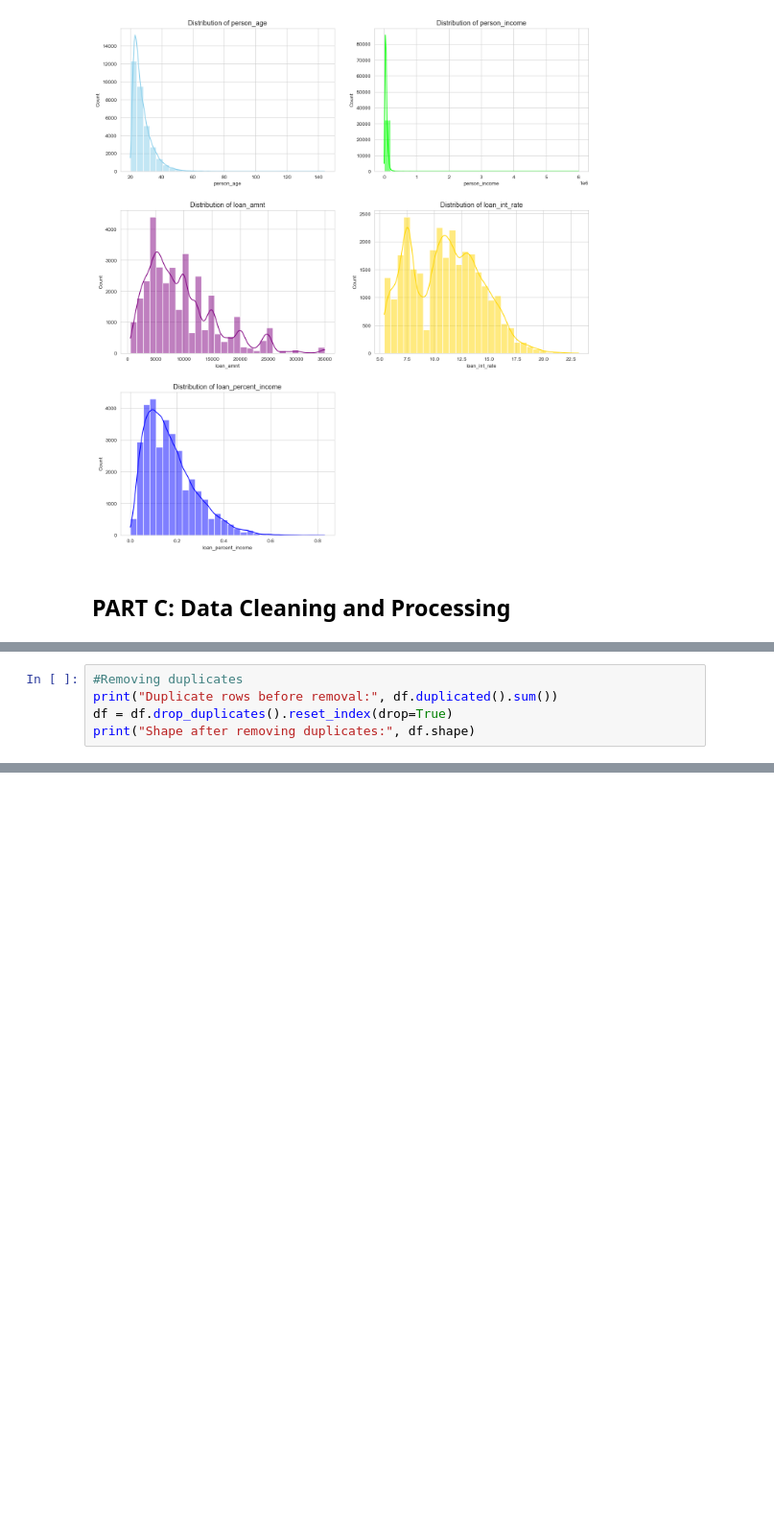
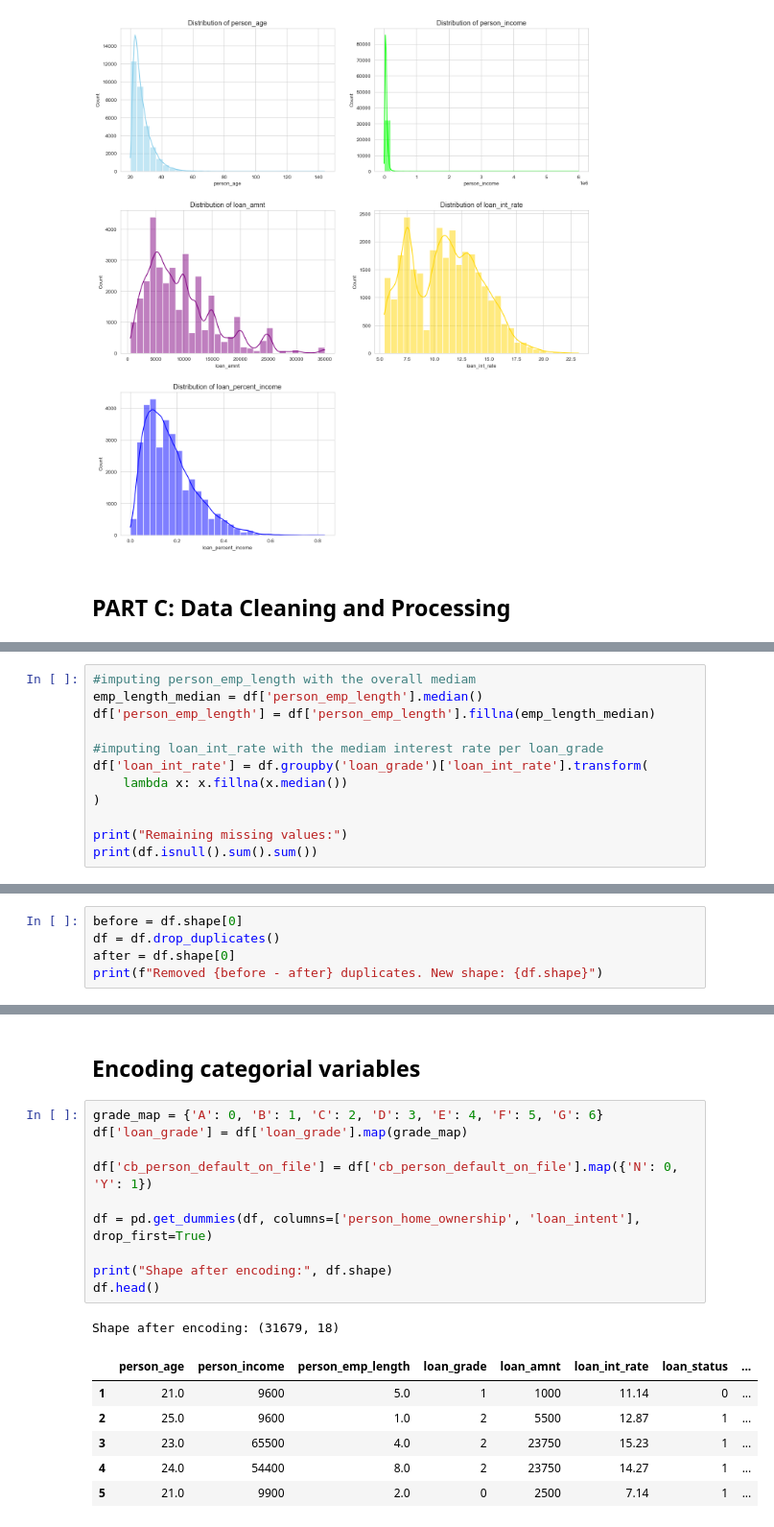
Before and after one commit to Thembelihle-tech/Credit-Risk-Prediction, a Jupyter notebook: Credit_Risk_Prediction.ipynb, the cells around one changed output, grey strips where cells are left out. Shown at 96% size. Drawn from its saved outputs; the diff is of its cells as text; blank space fills up the shorter version.

```diff
--- a/Credit_Risk_Prediction.ipynb
+++ b/Credit_Risk_Prediction.ipynb
@@ -241,0 +212,12 @@ Remaining missing values:
+# %%
+#imputing person_emp_length with the overall mediam
+emp_length_median = df['person_emp_length'].median()
+df['person_emp_length'] = df['person_emp_length'].fillna(emp_length_median)
+
+#imputing loan_int_rate with the mediam interest rate per loan_grade
+df['loan_int_rate'] = df.groupby('loan_grade')['loan_int_rate'].transform(
+    lambda x: x.fillna(x.median())
+)
+
+print("Remaining missing values:")
+print(df.isnull().sum().sum())
@@ -242,6 +229,6 @@ Remaining missing values:
 # %%
-#Removing duplicates
-print("Duplicate rows before removal:", df.duplicated().sum())
-df = df.drop_duplicates().reset_index(drop=True)
-print("Shape after removing duplicates:", df.shape)
+before = df.shape[0]
+df = df.drop_duplicates()
+after = df.shape[0]
+print(f"Removed {before - after} duplicates. New shape: {df.shape}")
 # %% [output]
@@ -281,0 +261,20 @@ Rows removed as impossible outliers: 902
+# %% [markdown]
+## Encoding categorial variables
+# %%
+grade_map = {'A': 0, 'B': 1, 'C': 2, 'D': 3, 'E': 4, 'F': 5, 'G': 6}
+df['loan_grade'] = df['loan_grade'].map(grade_map)
+
+df['cb_person_default_on_file'] = df['cb_person_default_on_file'].map({'N': 0, 'Y': 1})
+
+df = pd.get_dummies(df, columns=['person_home_ownership', 'loan_intent'], drop_first=True)
+
+print("Shape after encoding:", df.shape)
+df.head()
+# %% [output]
+Shape after encoding: (31679, 18)
+|  | person_age | person_income | person_emp_length | loan_grade | loan_amnt | loan_int_rate | loan_status | ... |
+| 1 | 21.0 | 9600 | 5.0 | 1 | 1000 | 11.14 | 0 | ... |
+| 2 | 25.0 | 9600 | 1.0 | 2 | 5500 | 12.87 | 1 | ... |
+| 3 | 23.0 | 65500 | 4.0 | 2 | 23750 | 15.23 | 1 | ... |
+| 4 | 24.0 | 54400 | 8.0 | 2 | 23750 | 14.27 | 1 | ... |
+| 5 | 21.0 | 9900 | 2.0 | 0 | 2500 | 7.14 | 1 | ... |
```
Also changed, not shown: parts of 15 cells of this notebook, 2 other files.
